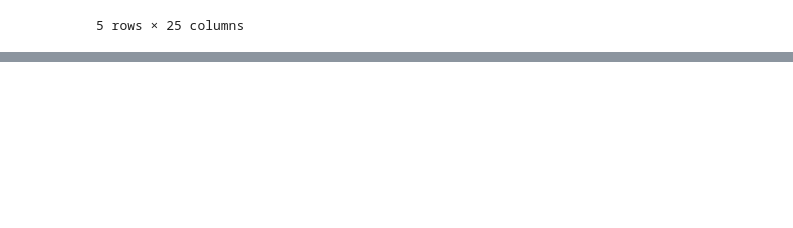
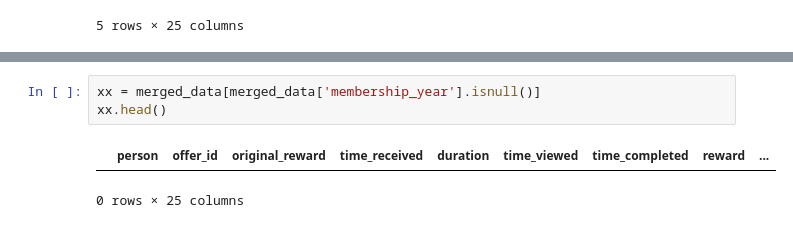
Before and after one commit to soodimilanlouei/Starbuck-Capstone-Challenge, a Jupyter notebook: EDA.ipynb, the cells around one changed output, grey strips where cells are left out. Cells and saved outputs as stored; diff of their text form; blank space fills up the shorter version.

```diff
--- a/EDA.ipynb
+++ b/EDA.ipynb
@@ -172,0 +173,6 @@ Processing.offer_performance(merged_data)
+# %%
+xx = merged_data[merged_data['membership_year'].isnull()]
+xx.head()
+# %% [output]
+|  | person | offer_id | original_reward | time_received | duration | time_viewed | time_completed | reward | ... |
+0 rows × 25 columns
```
Also changed, not shown: parts of 6 cells of this notebook, 2 other files.
